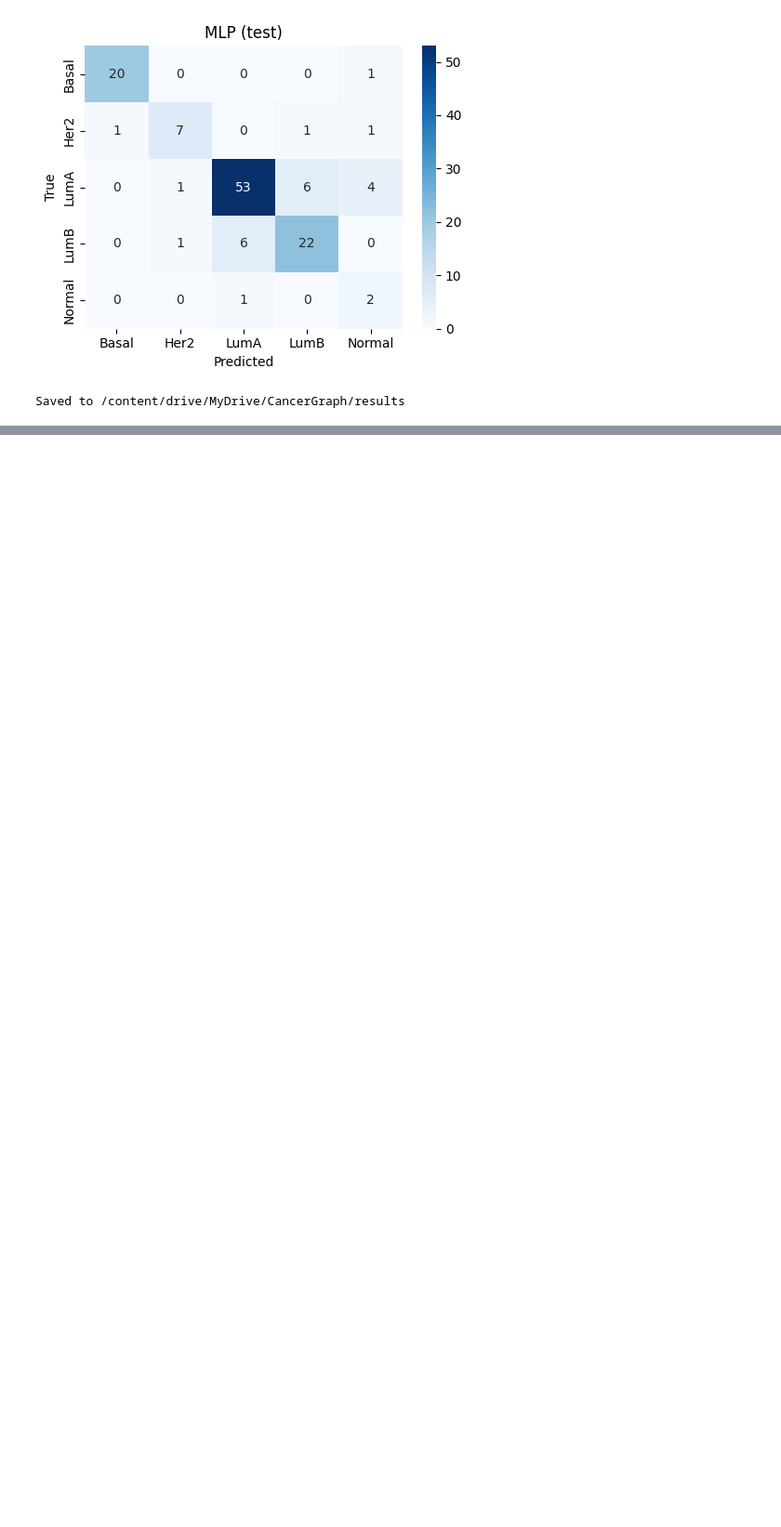
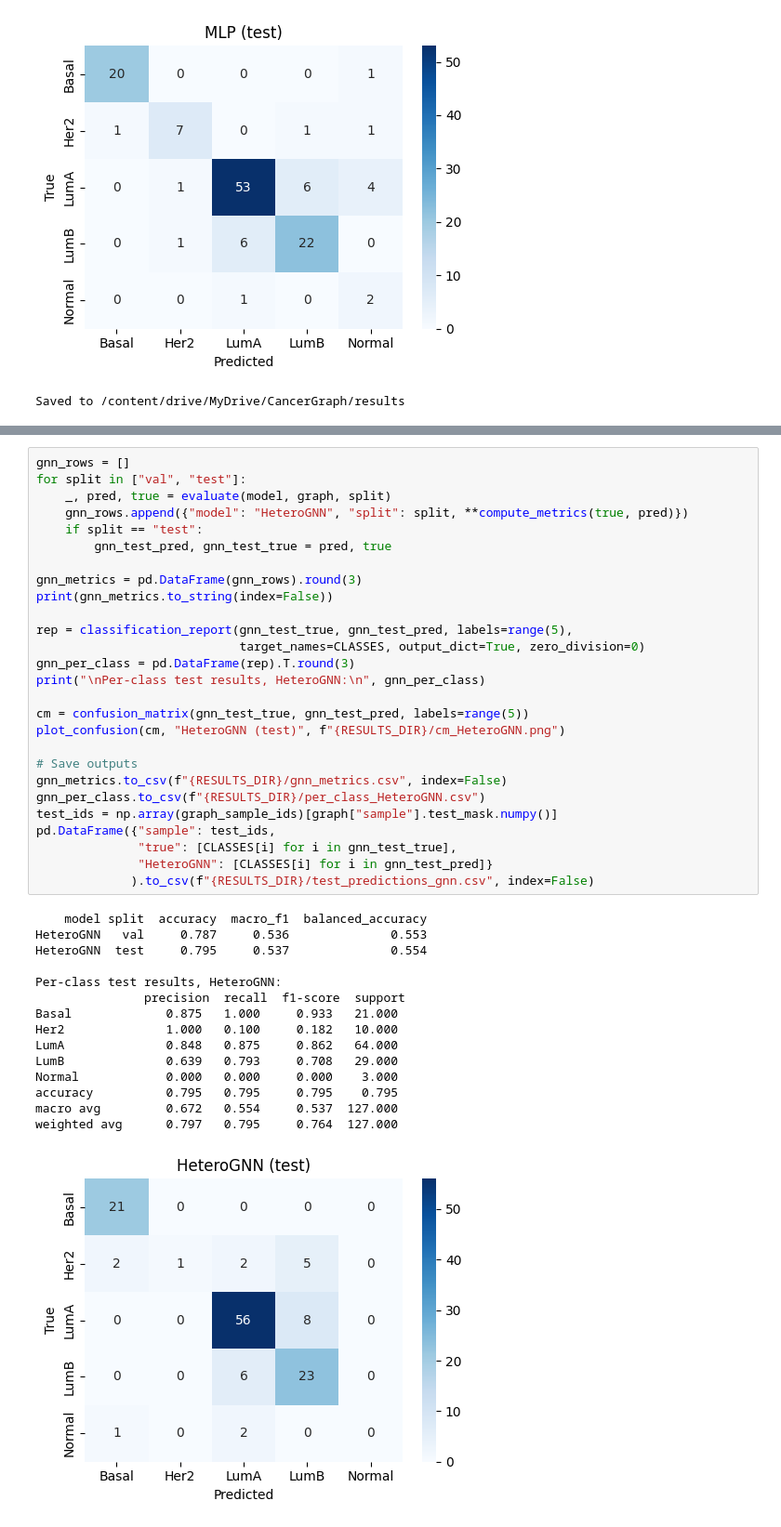
Before and after one commit to Mariya98rose/CancerGraph, a Jupyter notebook: CancerGraph.ipynb, the cells around one changed output, grey strips where cells are left out. Shown at 93% size. Saved outputs shown, nothing was run; the diff lists cells and outputs as text; blank space fills up the shorter version.

```diff
--- a/CancerGraph.ipynb
+++ b/CancerGraph.ipynb
@@ -576,0 +879,43 @@ Saved to /content/drive/MyDrive/CancerGraph/results
+# %%
+gnn_rows = []
+for split in ["val", "test"]:
+    _, pred, true = evaluate(model, graph, split)
+    gnn_rows.append({"model": "HeteroGNN", "split": split, **compute_metrics(true, pred)})
+    if split == "test":
+        gnn_test_pred, gnn_test_true = pred, true
+
+gnn_metrics = pd.DataFrame(gnn_rows).round(3)
+print(gnn_metrics.to_string(index=False))
+
+rep = classification_report(gnn_test_true, gnn_test_pred, labels=range(5),
+                            target_names=CLASSES, output_dict=True, zero_division=0)
+gnn_per_class = pd.DataFrame(rep).T.round(3)
+print("\nPer-class test results, HeteroGNN:\n", gnn_per_class)
+
+cm = confusion_matrix(gnn_test_true, gnn_test_pred, labels=range(5))
+plot_confusion(cm, "HeteroGNN (test)", f"{RESULTS_DIR}/cm_HeteroGNN.png")
+
+# Save outputs
+gnn_metrics.to_csv(f"{RESULTS_DIR}/gnn_metrics.csv", index=False)
+gnn_per_class.to_csv(f"{RESULTS_DIR}/per_class_HeteroGNN.csv")
+test_ids = np.array(graph_sample_ids)[graph["sample"].test_mask.numpy()]
+pd.DataFrame({"sample": test_ids,
+              "true": [CLASSES[i] for i in gnn_test_true],
+              "HeteroGNN": [CLASSES[i] for i in gnn_test_pred]}
+             ).to_csv(f"{RESULTS_DIR}/test_predictions_gnn.csv", index=False)
+# %% [output]
+    model split  accuracy  macro_f1  balanced_accuracy
+HeteroGNN   val     0.787     0.536              0.553
+HeteroGNN  test     0.795     0.537              0.554
+
+Per-class test results, HeteroGNN:
+               precision  recall  f1-score  support
+Basal             0.875   1.000     0.933   21.000
+Her2              1.000   0.100     0.182   10.000
+LumA              0.848   0.875     0.862   64.000
+LumB              0.639   0.793     0.708   29.000
+Normal            0.000   0.000     0.000    3.000
+accuracy          0.795   0.795     0.795    0.795
+macro avg         0.672   0.554     0.537  127.000
+weighted avg      0.797   0.795     0.764  127.000
+[figure, added]
```
Also changed, not shown: parts of 7 cells of this notebook, 7 other files.
